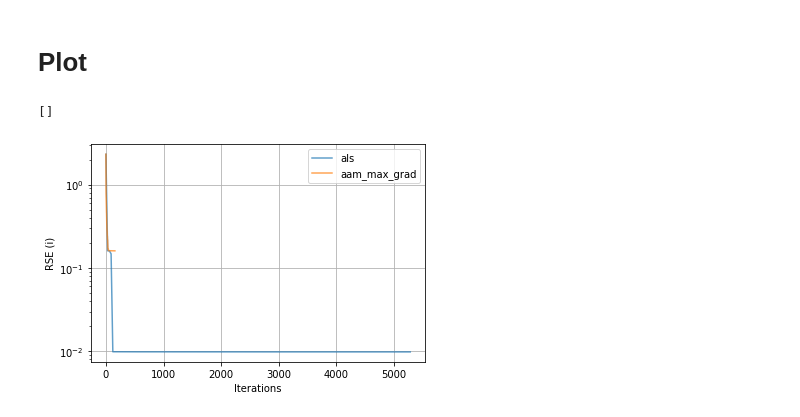
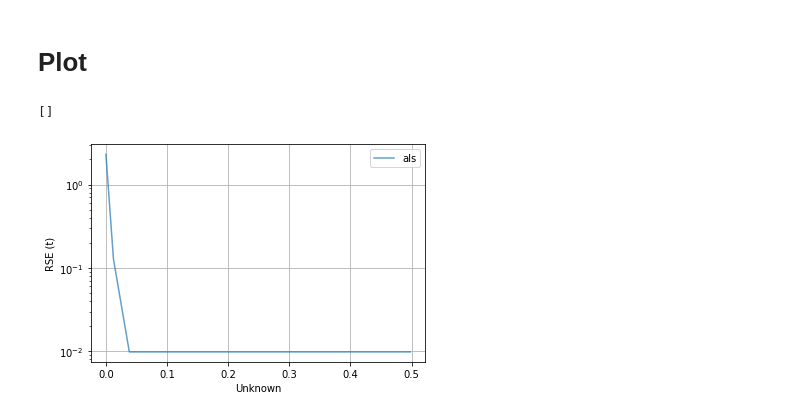
Before and after one commit to MerkulovDaniil/AALS-for-CP, a Jupyter notebook: run_experiment.ipynb, the cells around one changed output. Saved outputs shown, nothing was run; the diff lists cells and outputs as text; code cells hidden in the pictures.

```diff
--- a/run_experiment.ipynb
+++ b/run_experiment.ipynb
@@ -200,7 +166,7 @@ dim = 30
 rank = 10
 noise = 1e-2
 rho = noise/10
-seed = 3
+seed = 0
 
 params={'dim' : dim,
         'rank' : rank,
@@ -212,35 +178,35 @@ tag = ['finished_successfully']
 labels = ['owner', 'created', 'running_time']
 succ_experiments =  tag_picking(project, labels = labels, tag=tag)
 
-channel_name = 'RSE (i)'
-# channel_name = 'RSE (t)'
+# channel_name = 'RSE (i)'
+channel_name = 'RSE (t)'
 beg = 0     # percentage
-end = 20    # percentage
+end = 5    # percentage
 
 for exp in succ_experiments:
     if not (params.items() <= exp.get_parameters().items()):
         continue
     df = exp.get_numeric_channels_values(channel_name)
 
     x, y = df.to_numpy()[:,0], df.to_numpy()[:,1]
     mask = (x >= beg*x[-1]/100)*( x <= end*x[-1]/100)
     x, y = x[mask], y[mask]
 
     label = exp.get_system_properties()['name']# +  ' ' + str(exp.get_parameters())
     plt.semilogy(x, y, label=label, alpha=0.7)
 
 plt.grid()
 plt.legend()
 if '(i)' in channel_name:
     plt.xlabel(r'Iterations')
-elif '(t)' in channel_name:
+elif '(s)' in channel_name:
     plt.xlabel(r'Time, s')
 else:
     plt.xlabel('Unknown')
 plt.ylabel(channel_name)
 plt.plot()
 # plt.savefig(channel_name+str(seed), dpi=200, bbox_inches='tight')
 # plt.savefig('cp'.png', dpi=200, bbox_extra_artists=(leg, ax), bbox_inches='tight')
 # %% [output]
 []
-[figure, old version]
+[figure, new version]
```
Also changed, not shown: parts of 3 cells of this notebook.
